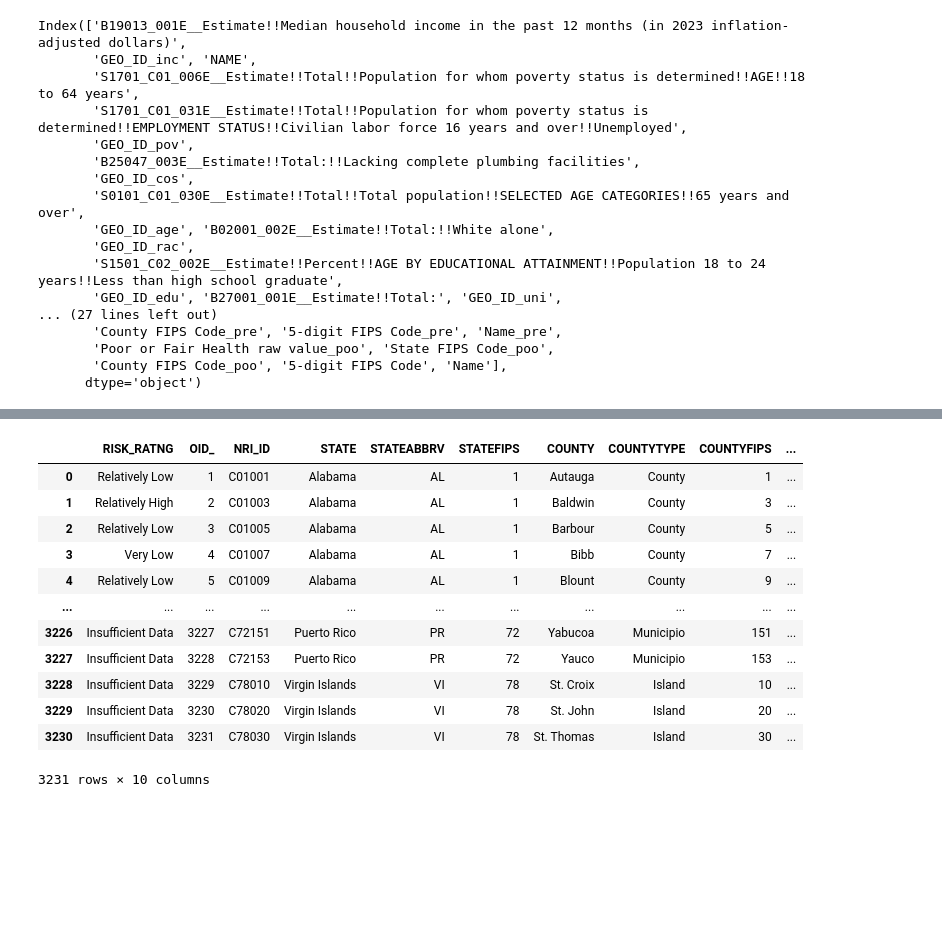
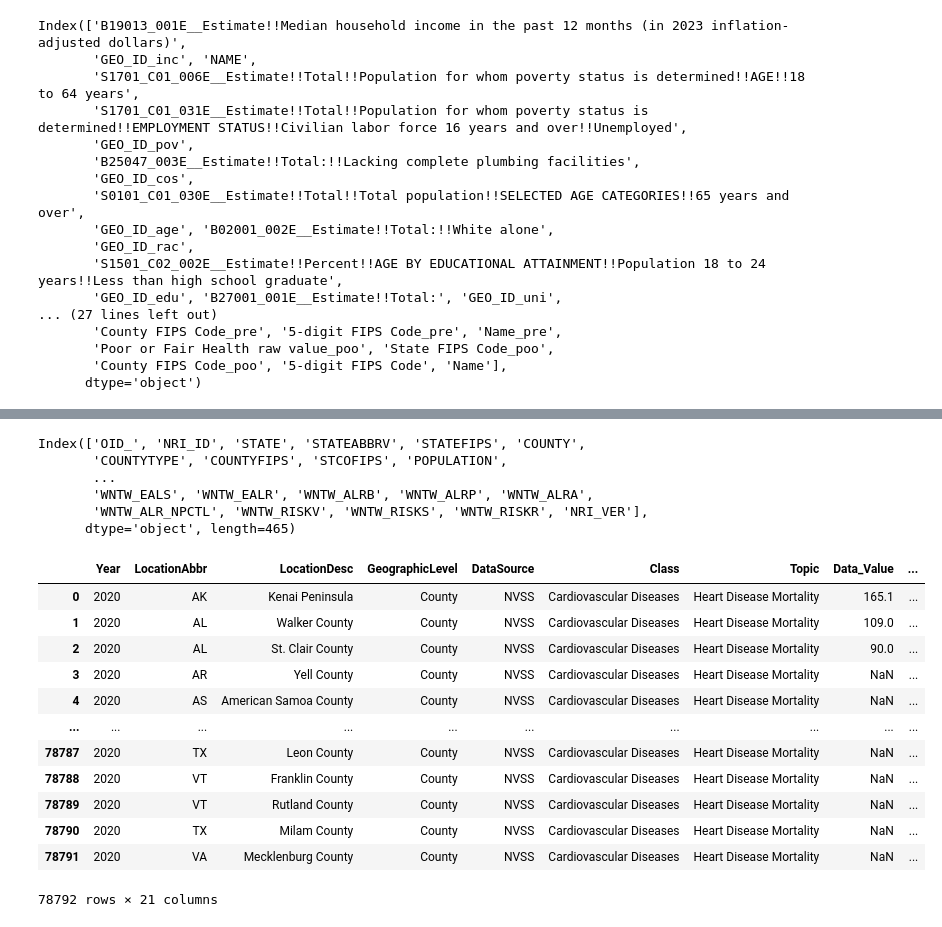
Before and after one commit to Apurv-Manjrekar/RADI, a Jupyter notebook: preprocessing.ipynb, the cells around one changed output, grey strips where cells are left out. Saved outputs shown, nothing was run; the diff lists cells and outputs as text; code cells hidden in the pictures; blank space fills up the shorter version.

```diff
--- a/preprocessing.ipynb
+++ b/preprocessing.ipynb
@@ -632,6 +632,8 @@ from collections import defaultdict
 required_columns = defaultdict(list)
 for key, value in required_column_names:
     required_columns[key].append(value)
+
+required_columns['county_health_rankings_df'].append('Population raw value')
 required_columns
 # %% [output]
 defaultdict(list,
@@ -973,16 +962,0 @@ print(base_df.head(1))
-# %%
-datasets['natural_disaster_df'][[required_columns['natural_disaster_df']] + primary_columns['natural_disaster_df']]
-# %% [output]
-|  | RISK_RATNG | OID_ | NRI_ID | STATE | STATEABBRV | STATEFIPS | COUNTY | COUNTYTYPE | COUNTYFIPS | ... |
-| 0 | Relatively Low | 1 | C01001 | Alabama | AL | 1 | Autauga | County | 1 | ... |
-| 1 | Relatively High | 2 | C01003 | Alabama | AL | 1 | Baldwin | County | 3 | ... |
-| 2 | Relatively Low | 3 | C01005 | Alabama | AL | 1 | Barbour | County | 5 | ... |
-| 3 | Very Low | 4 | C01007 | Alabama | AL | 1 | Bibb | County | 7 | ... |
-| 4 | Relatively Low | 5 | C01009 | Alabama | AL | 1 | Blount | County | 9 | ... |
-| ... | ... | ... | ... | ... | ... | ... | ... | ... | ... | ... |
-| 3226 | Insufficient Data | 3227 | C72151 | Puerto Rico | PR | 72 | Yabucoa | Municipio | 151 | ... |
-| 3227 | Insufficient Data | 3228 | C72153 | Puerto Rico | PR | 72 | Yauco | Municipio | 153 | ... |
-| 3228 | Insufficient Data | 3229 | C78010 | Virgin Islands | VI | 78 | St. Croix | Island | 10 | ... |
-| 3229 | Insufficient Data | 3230 | C78020 | Virgin Islands | VI | 78 | St. John | Island | 20 | ... |
-| 3230 | Insufficient Data | 3231 | C78030 | Virgin Islands | VI | 78 | St. Thomas | Island | 30 | ... |
-3231 rows × 10 columns
@@ -988,0 +976,25 @@ datasets['natural_disaster_df'][[required_columns['natural_disaster_df']] + prim
+# %%
+print(datasets['natural_disaster_df'].columns)
+# %% [output]
+Index(['OID_', 'NRI_ID', 'STATE', 'STATEABBRV', 'STATEFIPS', 'COUNTY',
+       'COUNTYTYPE', 'COUNTYFIPS', 'STCOFIPS', 'POPULATION',
+       ...
+       'WNTW_EALS', 'WNTW_EALR', 'WNTW_ALRB', 'WNTW_ALRP', 'WNTW_ALRA',
+       'WNTW_ALR_NPCTL', 'WNTW_RISKV', 'WNTW_RISKS', 'WNTW_RISKR', 'NRI_VER'],
+      dtype='object', length=465)
+# %%
+datasets['hhs_df']
+# %% [output]
+|  | Year | LocationAbbr | LocationDesc | GeographicLevel | DataSource | Class | Topic | Data_Value | ... |
+| 0 | 2020 | AK | Kenai Peninsula | County | NVSS | Cardiovascular Diseases | Heart Disease Mortality | 165.1 | ... |
+| 1 | 2020 | AL | Walker County | County | NVSS | Cardiovascular Diseases | Heart Disease Mortality | 109.0 | ... |
+| 2 | 2020 | AL | St. Clair County | County | NVSS | Cardiovascular Diseases | Heart Disease Mortality | 90.0 | ... |
+| 3 | 2020 | AR | Yell County | County | NVSS | Cardiovascular Diseases | Heart Disease Mortality | NaN | ... |
+| 4 | 2020 | AS | American Samoa County | County | NVSS | Cardiovascular Diseases | Heart Disease Mortality | NaN | ... |
+| ... | ... | ... | ... | ... | ... | ... | ... | ... | ... |
+| 78787 | 2020 | TX | Leon County | County | NVSS | Cardiovascular Diseases | Heart Disease Mortality | NaN | ... |
+| 78788 | 2020 | VT | Franklin County | County | NVSS | Cardiovascular Diseases | Heart Disease Mortality | NaN | ... |
+| 78789 | 2020 | VT | Rutland County | County | NVSS | Cardiovascular Diseases | Heart Disease Mortality | NaN | ... |
+| 78790 | 2020 | TX | Milam County | County | NVSS | Cardiovascular Diseases | Heart Disease Mortality | NaN | ... |
+| 78791 | 2020 | VA | Mecklenburg County | County | NVSS | Cardiovascular Diseases | Heart Disease Mortality | NaN | ... |
+78792 rows × 21 columns
```
Also changed, not shown: parts of 13 cells of this notebook, 3 other files.
